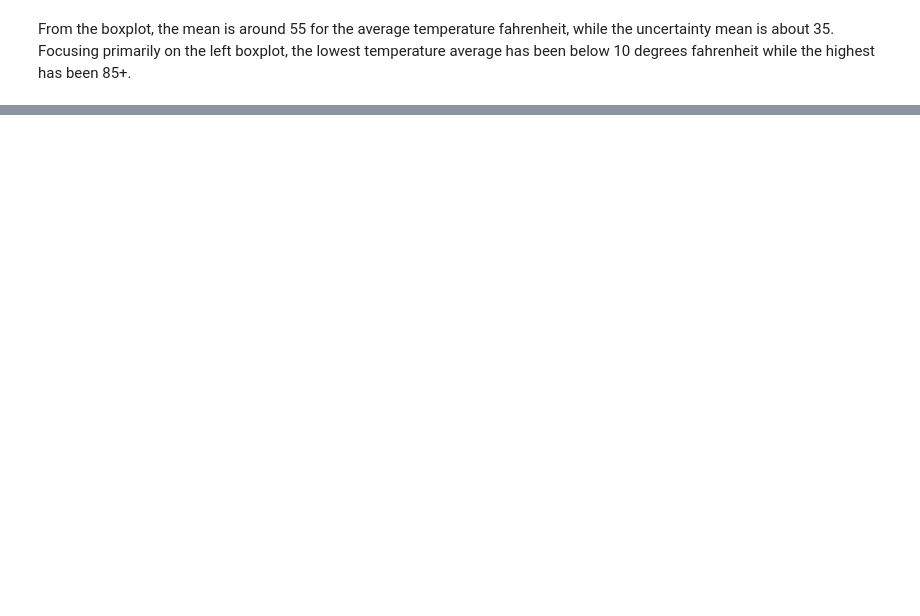
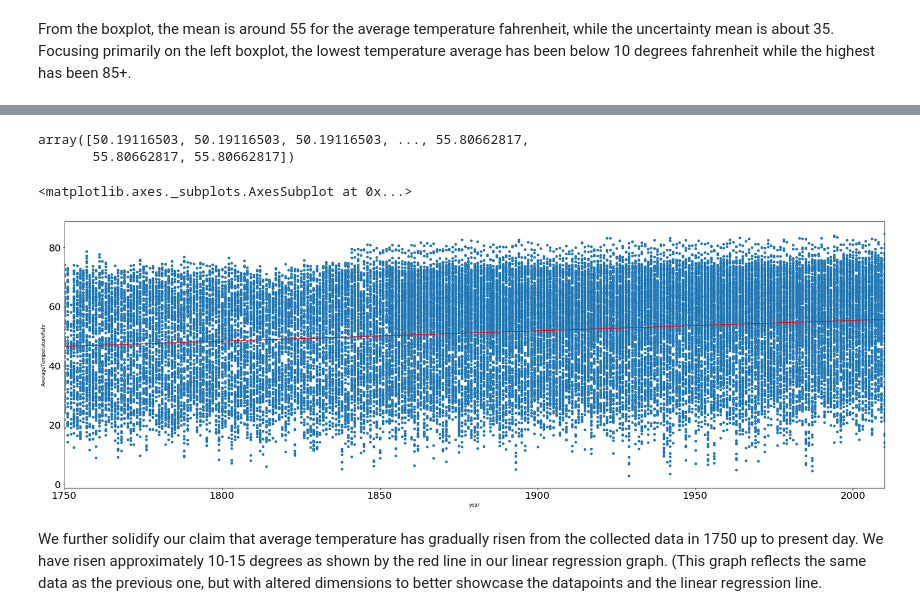
Before and after one commit to CS-UCR/cs105-prj-phase3-square, a Jupyter notebook: square_proj_phase2.ipynb, the cells around one changed output, grey strips where cells are left out. Drawn from its saved outputs; the diff is of its cells as text; code cells hidden in the pictures; blank space fills up the shorter version.

```diff
--- a/square_proj_phase2.ipynb
+++ b/square_proj_phase2.ipynb
@@ -94,0 +110,39 @@ From the boxplot, the mean is around 55 for the average temperature fahrenheit,
+# %%
+import numpy as np
+from sklearn.preprocessing import OneHotEncoder
+from sklearn.linear_model import LinearRegression
+
+t_train = t_train[t_train['AverageTemperatureFahr'].notna()]
+t_test = t_train[t_train['AverageTemperatureFahr'].notna()]
+
+X_train = t_train[["year"]]
+X_test = t_test[["year"]]
+y_train = t_train["AverageTemperatureFahr"]
+
+model = LinearRegression()
+model.fit(X=X_train, y=y_train)
+model.predict(X=X_test)
+# %% [output]
+array([50.19116503, 50.19116503, 50.19116503, ..., 55.80662817,
+       55.80662817, 55.80662817])
+# %%
+
+X_new = pd.DataFrame()
+# create a sequence of 200 evenly spaced numbers from 10 to 41
+X_new["year"] = np.linspace(1750, 2010, num=200)
+
+# create a Series out of the predicted values
+# (trailing underscore indicates fitted values)
+y_new_ = pd.Series(
+    model.predict(X_new), # y values in Series.plot.line()
+    index=X_new["year"]    # x values in Series.plot.line()
+)
+
+# plot the data, then the model
+t_train.plot.scatter(x="year", y="AverageTemperatureFahr")
+y_new_.plot.line(figsize = (30,10),fontsize = 20, color="red")
+# %% [output]
+<matplotlib.axes._subplots.AxesSubplot at 0x...>
+[figure, added]
+# %% [markdown]
+We further solidify our claim that average temperature has gradually risen from the collected data in 1750 up to present day. We have risen approximately 10-15 degrees as shown by the red line in our linear regression graph. (This graph reflects the same data as the previous one, but with altered dimensions to better showcase the datapoints and the linear regression line.
```
Also changed, not shown: parts of 9 cells of this notebook.
